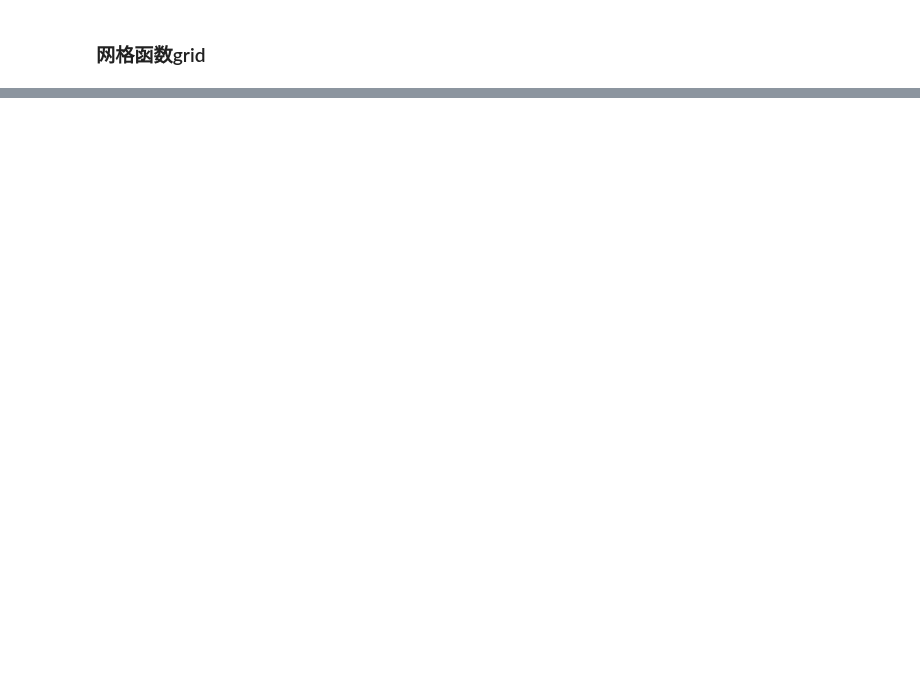
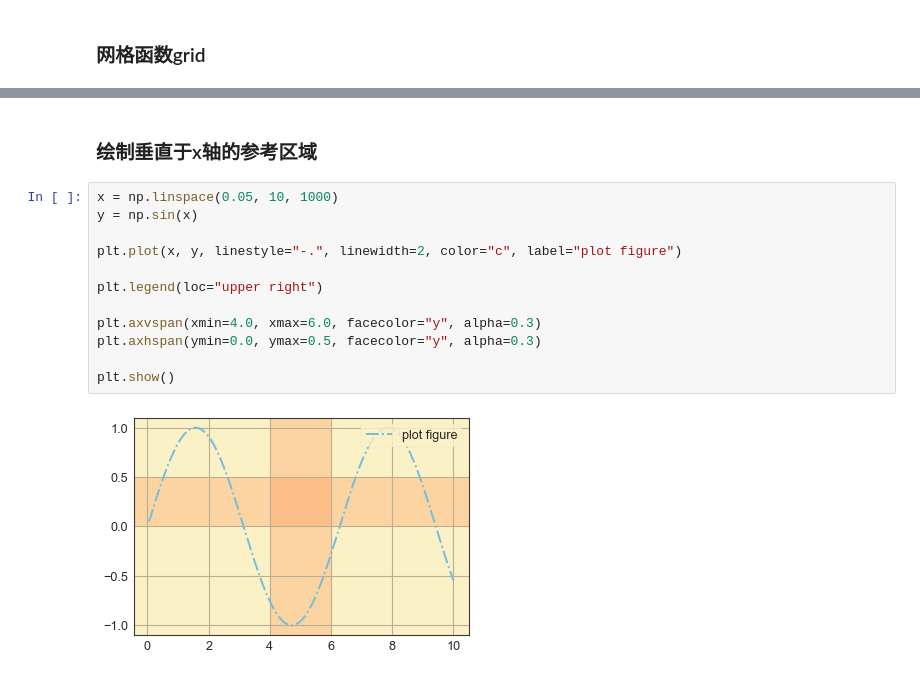
Before and after one commit to SM-Inv-Tech/PythonLibs, a Jupyter notebook: Matplotlib/Python数据可视化实践/Python数据可视化实践_1.ipynb, the cells around one changed output, grey strips where cells are left out. Drawn from its saved outputs; the diff is of its cells as text; blank space fills up the shorter version.

```diff
--- a/Matplotlib/Python数据可视化实践/Python数据可视化实践_1.ipynb
+++ b/Matplotlib/Python数据可视化实践/Python数据可视化实践_1.ipynb
@@ -75,0 +92,16 @@ plt.show()
+# %% [markdown]
+### 绘制垂直于x轴的参考区域
+# %%
+x = np.linspace(0.05, 10, 1000)
+y = np.sin(x)
+
+plt.plot(x, y, linestyle="-.", linewidth=2, color="c", label="plot figure")
+
+plt.legend(loc="upper right")
+
+plt.axvspan(xmin=4.0, xmax=6.0, facecolor="y", alpha=0.3)
+plt.axhspan(ymin=0.0, ymax=0.5, facecolor="y", alpha=0.3)
+
+plt.show()
+# %% [output]
+[figure, added]
```
Also changed, not shown: parts of 15 cells of this notebook, 1 other file.
